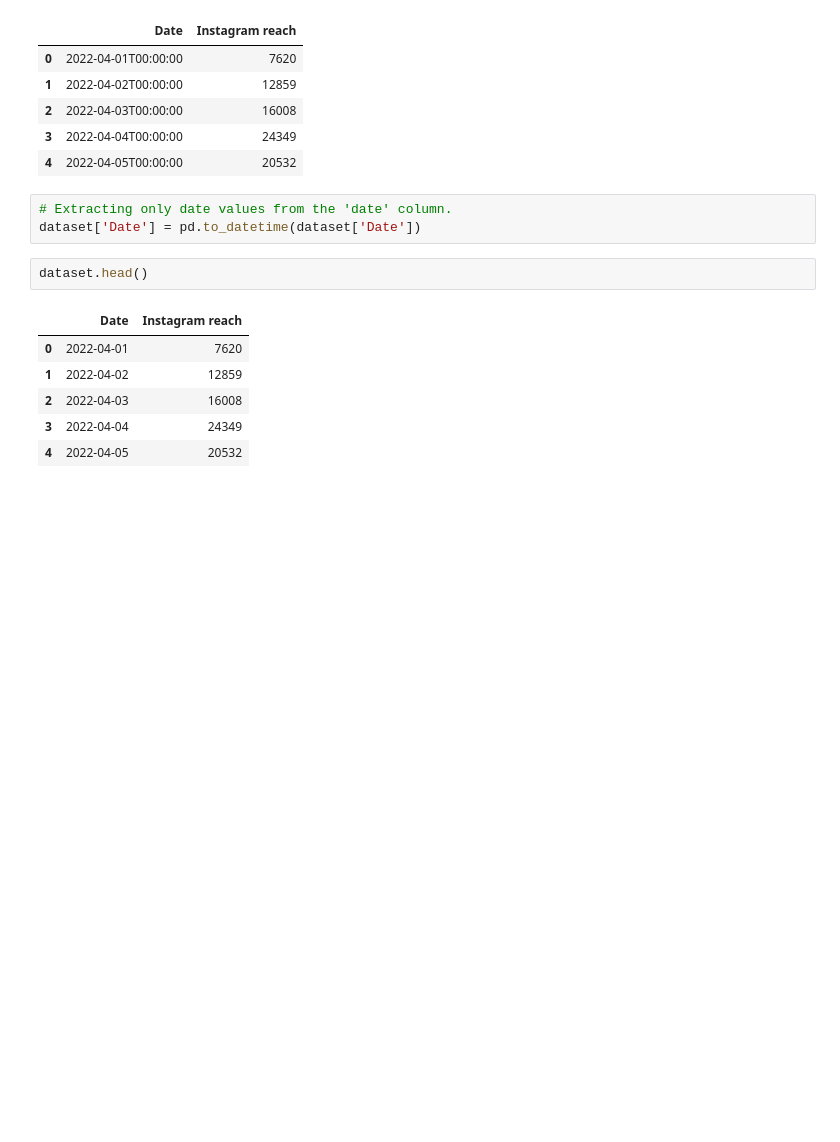
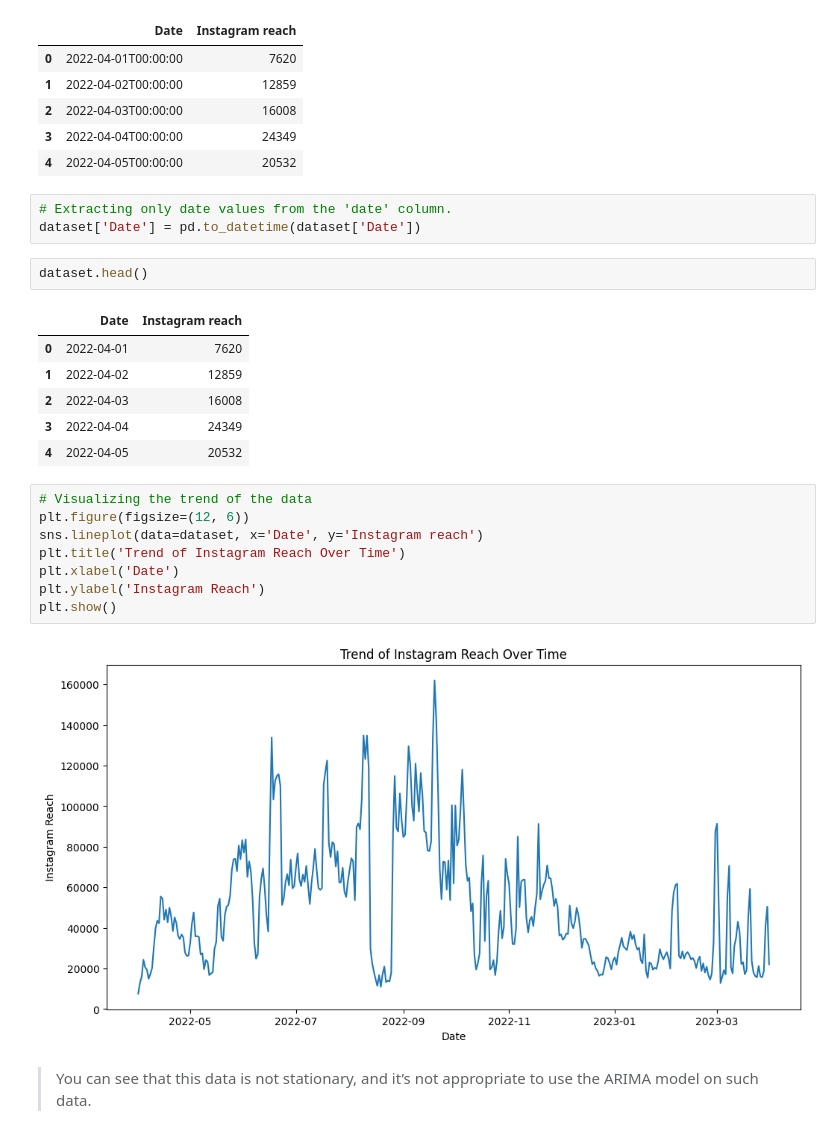
Before and after one commit to Darknight47/Time-Series-Analyasis, a Jupyter notebook: arima.ipynb, the cells around one changed output. Cells and saved outputs as stored; diff of their text form; blank space fills up the shorter version.

Commit message:
arima 6

```diff
--- a/arima.ipynb
+++ b/arima.ipynb
@@ -114,3 +116,15 @@ dataset.head()
 | 2 | 2022-04-03 | 16008 |
 | 3 | 2022-04-04 | 24349 |
 | 4 | 2022-04-05 | 20532 |
+# %%
+# Visualizing the trend of the data
+plt.figure(figsize=(12, 6))
+sns.lineplot(data=dataset, x='Date', y='Instagram reach')
+plt.title('Trend of Instagram Reach Over Time')
+plt.xlabel('Date')
+plt.ylabel('Instagram Reach')
+plt.show()
+# %% [output]
+[figure, added]
+# %% [markdown]
+> You can see that this data is not stationary, and it’s not appropriate to use the ARIMA model on such data.
```
Also changed, not shown: parts of 1 cell of this notebook.
